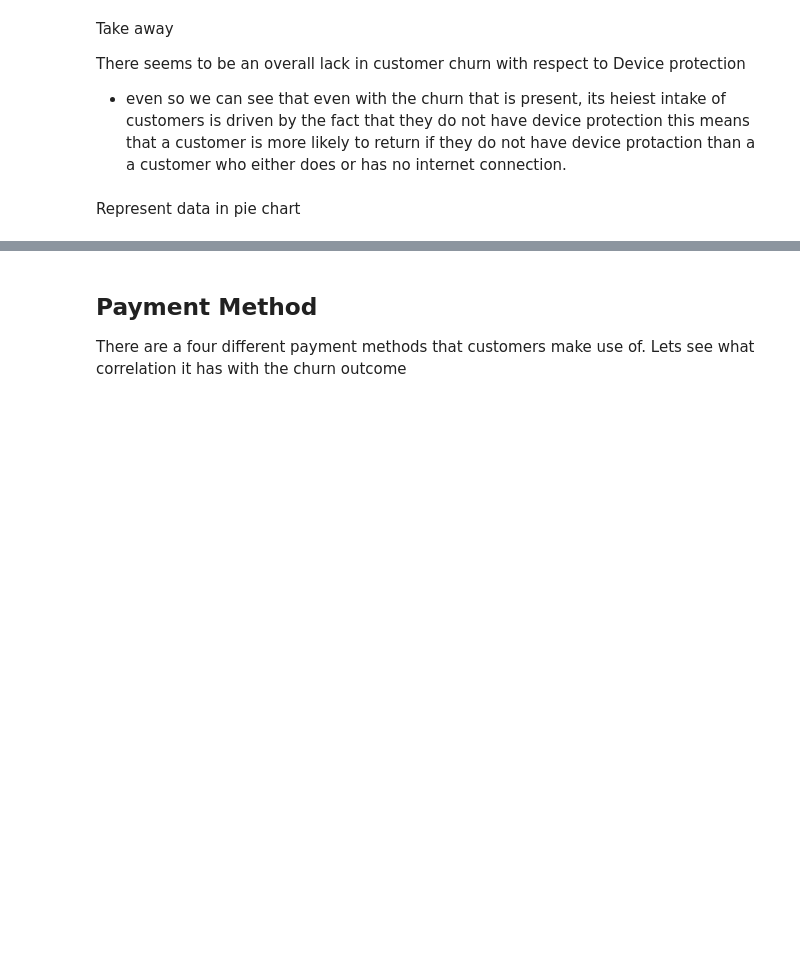
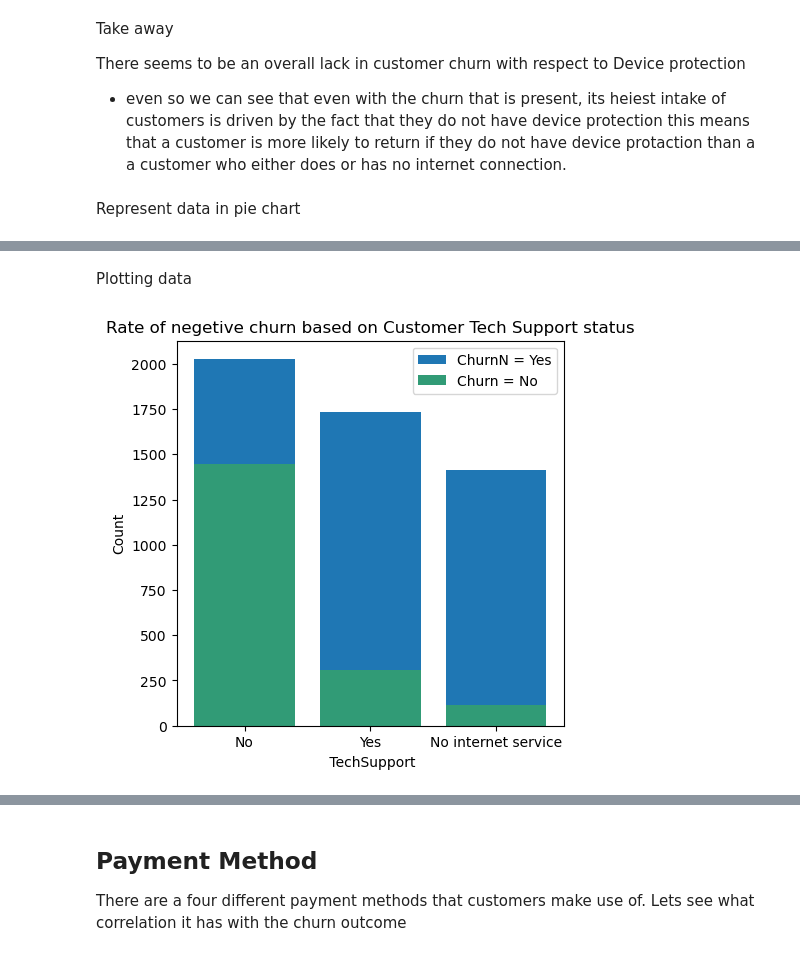
Before and after one commit to PreciousNosiphoDonkrag/MLG382_Projects, a Jupyter notebook: project_2/customer_churn.ipynb, the cells around one changed output, grey strips where cells are left out. Drawn from its saved outputs; the diff is of its cells as text; code cells hidden in the pictures; blank space fills up the shorter version.

Commit message:
Added Tech support  column analysis

```diff
--- a/project_2/customer_churn.ipynb
+++ b/project_2/customer_churn.ipynb
@@ -699,0 +704,3 @@ for col in listofComparison:
+# %%
+Tech = data_df[["TechSupport","Churn"]]
+Tech
@@ -699,0 +723,7 @@ for col in listofComparison:
+# %%
+TechS= pd.DataFrame(
+    Tech.groupby("Churn")
+    .value_counts()
+    .reset_index()
+)
+TechS
@@ -699,0 +738,17 @@ for col in listofComparison:
+# %% [markdown]
+Plotting data
+# %%
+ChurnN = TechS[TechS["Churn"] == "No"]
+ChurnY = TechS[TechS["Churn"] == "Yes"]
+
+plt.figure(figsize = (5,5))
+plt.bar(ChurnN["TechSupport"],ChurnN["count"])
+plt.bar(ChurnY["TechSupport"],ChurnY["count"], color = "#319b76" )
+plt.xlabel(" TechSupport")
+plt.ylabel("Count")
+plt.title("Rate of negetive churn based on Customer Tech Support status")
+plt.legend(labels ={"Churn = No","ChurnN = Yes"},
+           )
+plt.show()
+# %% [output]
+[figure, added]
```
Also changed, not shown: parts of 8 cells of this notebook.
